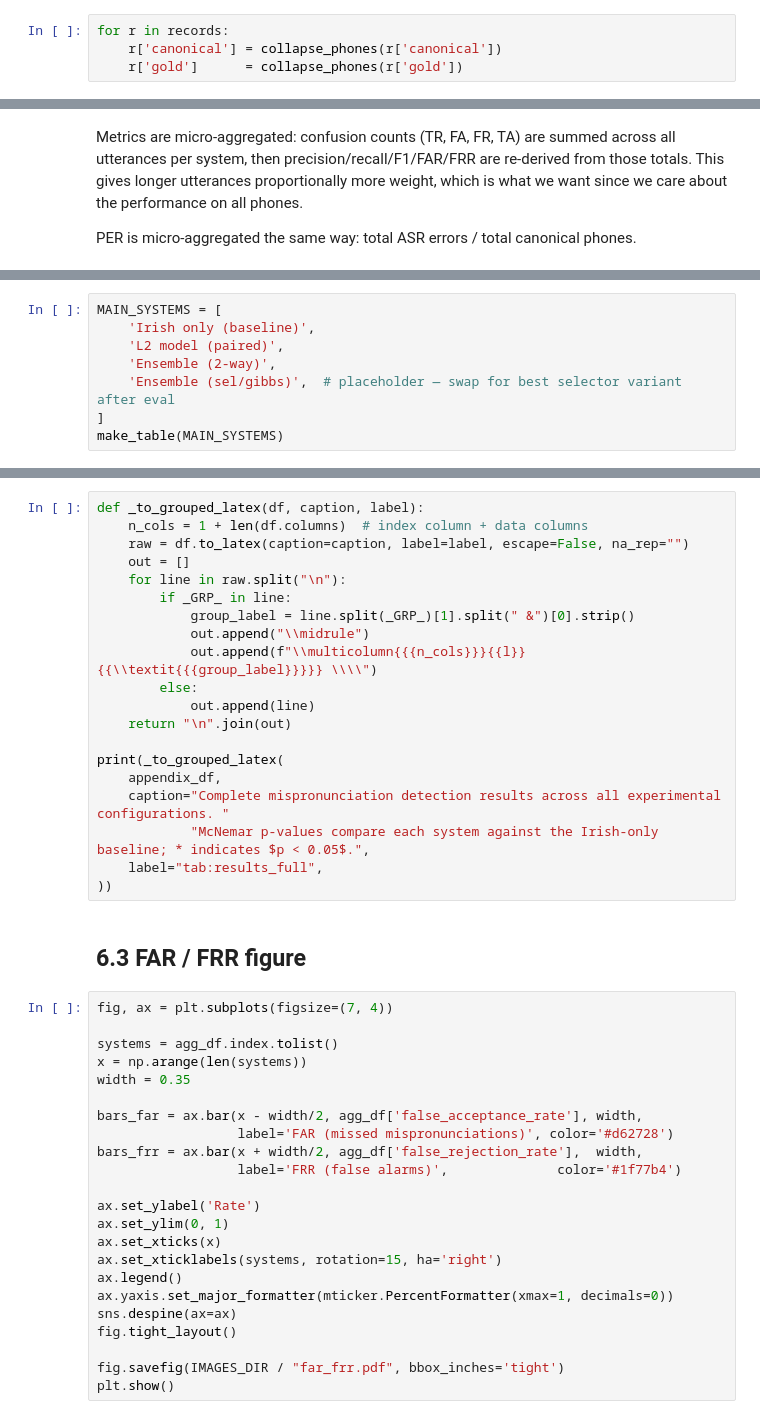
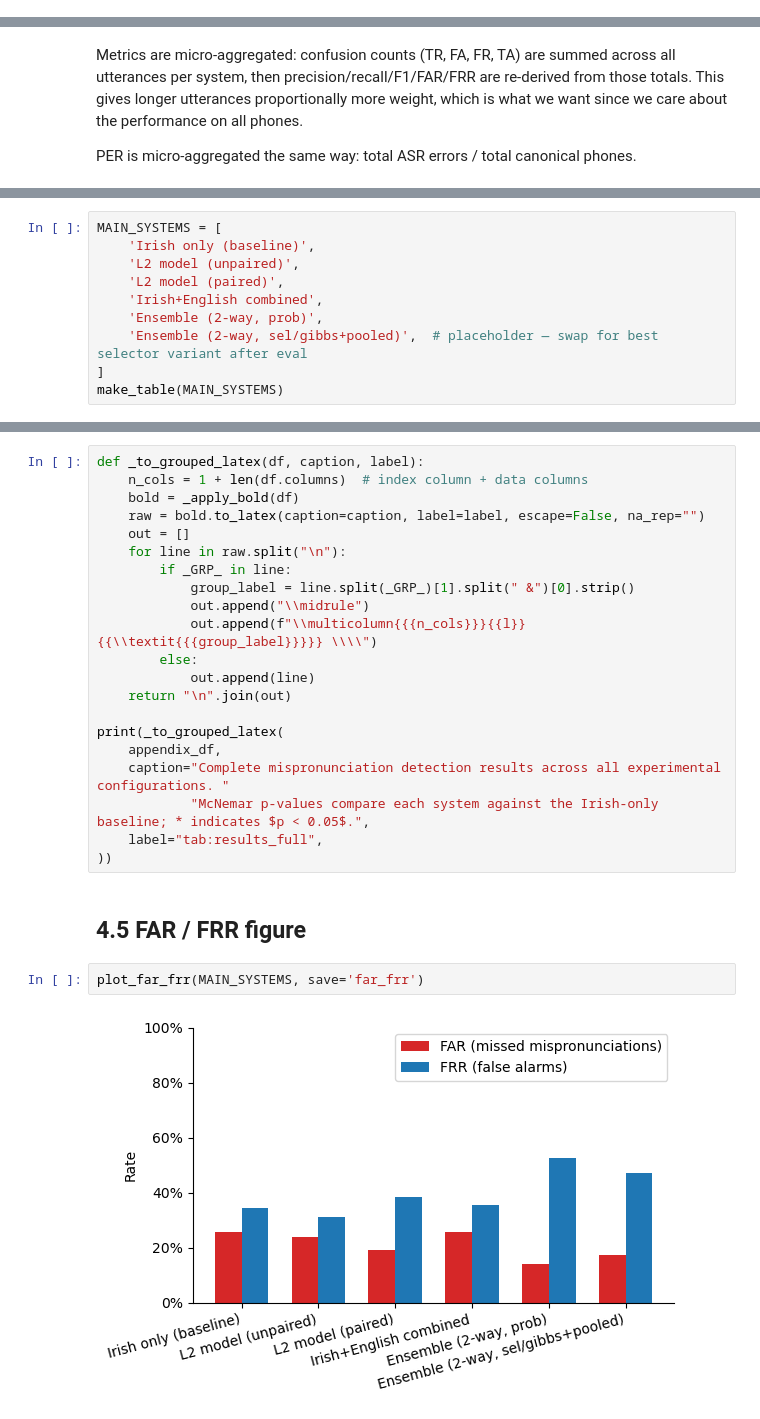
Before and after one commit to linkofchain/ThesisProject, a Jupyter notebook: scripts/eval/full_evaluation.ipynb, the cells around one changed output, grey strips where cells are left out. Cells and saved outputs as stored; diff of their text form.

```diff
--- a/scripts/eval/full_evaluation.ipynb
+++ b/scripts/eval/full_evaluation.ipynb
@@ -126,4 +40,0 @@ The asr output from inference is already in this space by construction.
-# %%
-for r in records:
-    r['canonical'] = collapse_phones(r['canonical'])
-    r['gold']      = collapse_phones(r['gold'])
@@ -797,8 +893,10 @@ make_table(ENSEMBLE_SYSTEMS)
 # %%
 MAIN_SYSTEMS = [
     'Irish only (baseline)',
+    'L2 model (unpaired)',
     'L2 model (paired)',
-    'Ensemble (2-way)',
-    'Ensemble (sel/gibbs)',  # placeholder — swap for best selector variant after eval
+    'Irish+English combined',
+    'Ensemble (2-way, prob)',
+    'Ensemble (2-way, sel/gibbs+pooled)',  # placeholder — swap for best selector variant after eval
 ]
 make_table(MAIN_SYSTEMS)
@@ -883,7 +1050,8 @@ appendix_df
 # %%
 def _to_grouped_latex(df, caption, label):
     n_cols = 1 + len(df.columns)  # index column + data columns
-    raw = df.to_latex(caption=caption, label=label, escape=False, na_rep="")
+    bold = _apply_bold(df)
+    raw = bold.to_latex(caption=caption, label=label, escape=False, na_rep="")
     out = []
     for line in raw.split("\n"):
         if _GRP_ in line:
@@ -901,27 +1069,8 @@ print(_to_grouped_latex(
     label="tab:results_full",
 ))
 # %% [markdown]
-## 6.3 FAR / FRR figure
+## 4.5 FAR / FRR figure
 # %%
-fig, ax = plt.subplots(figsize=(7, 4))
-
-systems = agg_df.index.tolist()
-x = np.arange(len(systems))
-width = 0.35
-
-bars_far = ax.bar(x - width/2, agg_df['false_acceptance_rate'], width,
-                  label='FAR (missed mispronunciations)', color='#d62728')
-bars_frr = ax.bar(x + width/2, agg_df['false_rejection_rate'],  width,
-                  label='FRR (false alarms)',              color='#1f77b4')
-
-ax.set_ylabel('Rate')
-ax.set_ylim(0, 1)
-ax.set_xticks(x)
-ax.set_xticklabels(systems, rotation=15, ha='right')
-ax.legend()
-ax.yaxis.set_major_formatter(mticker.PercentFormatter(xmax=1, decimals=0))
-sns.despine(ax=ax)
-fig.tight_layout()
-
-fig.savefig(IMAGES_DIR / "far_frr.pdf", bbox_inches='tight')
-plt.show()
+plot_far_frr(MAIN_SYSTEMS, save='far_frr')
+# %% [output]
+[figure, added]
```
Also changed, not shown: parts of 94 cells of this notebook, 3 other files.
